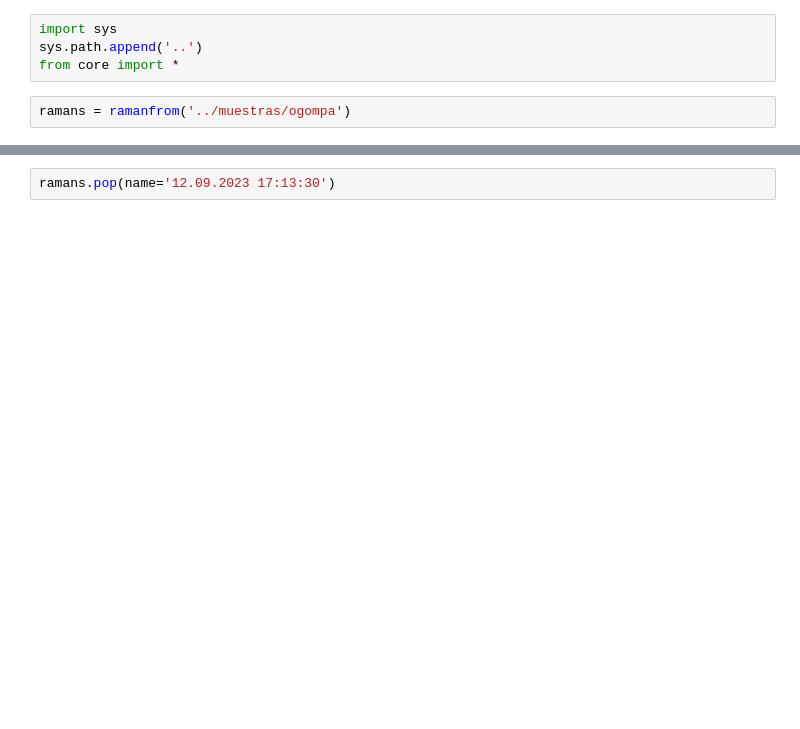
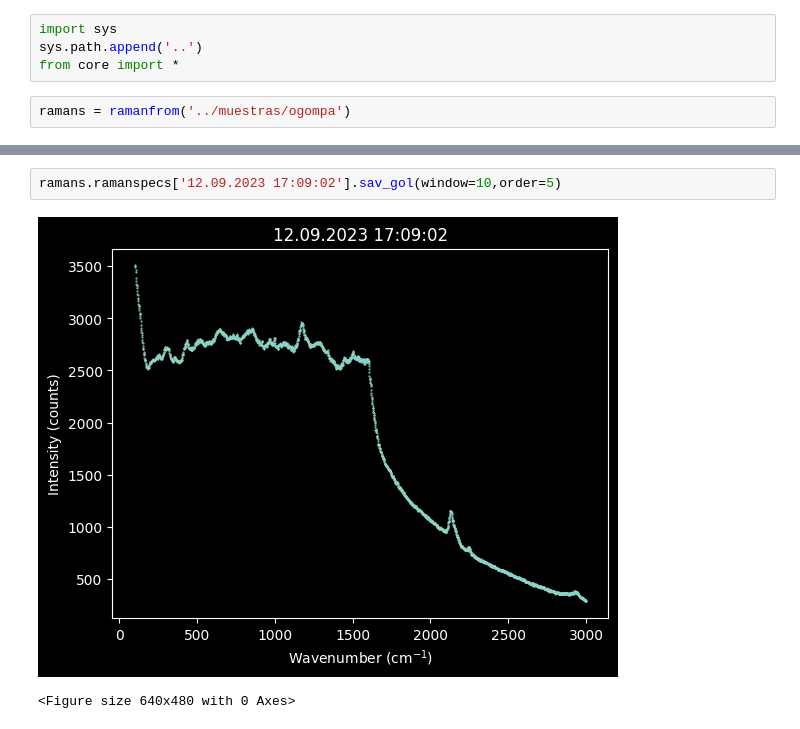
Before and after one commit to oftavira/raman, a Jupyter notebook: ogomp/main.ipynb, the cells around one changed output, grey strips where cells are left out. Drawn from its saved outputs; the diff is of its cells as text; blank space fills up the shorter version.

```diff
--- a/ogomp/main.ipynb
+++ b/ogomp/main.ipynb
@@ -10,2 +29,5 @@ ramans = ramanfrom('../muestras/ogompa')
 # %%
-ramans.pop(name='12.09.2023 17:13:30')
+ramans.ramanspecs['12.09.2023 17:09:02'].sav_gol(window=10,order=5)
+# %% [output]
+[figure, added]
+<Figure size 640x480 with 0 Axes>
```
Also changed, not shown: parts of 21 cells of this notebook, 1 other file.
